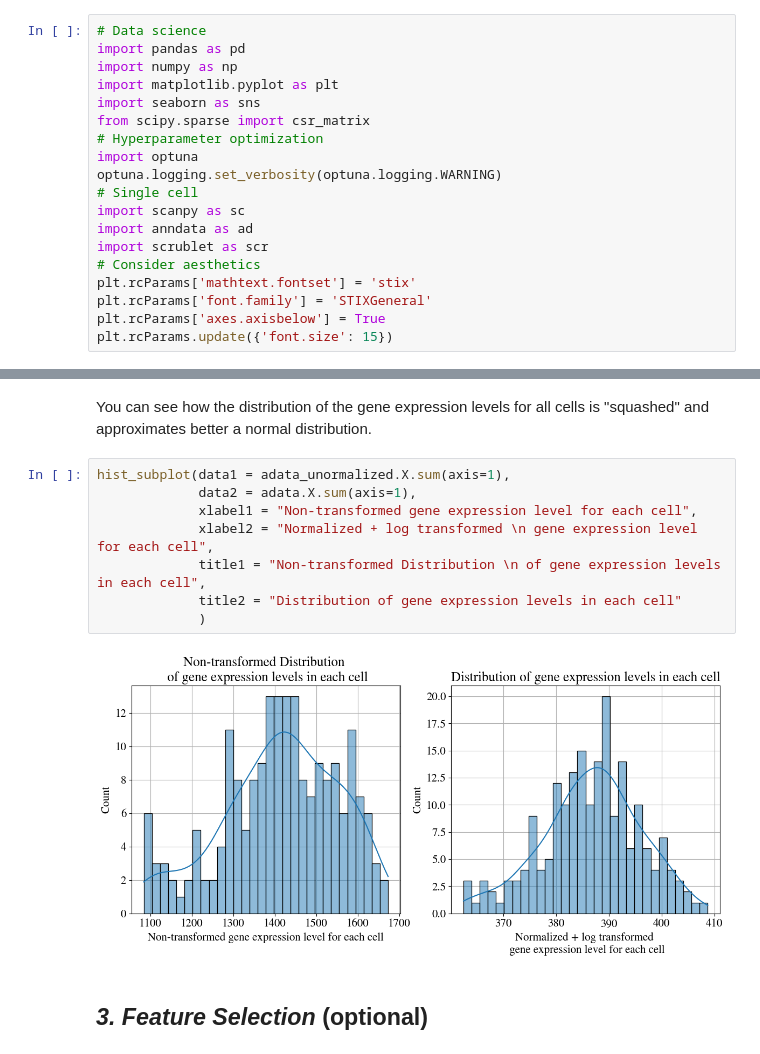
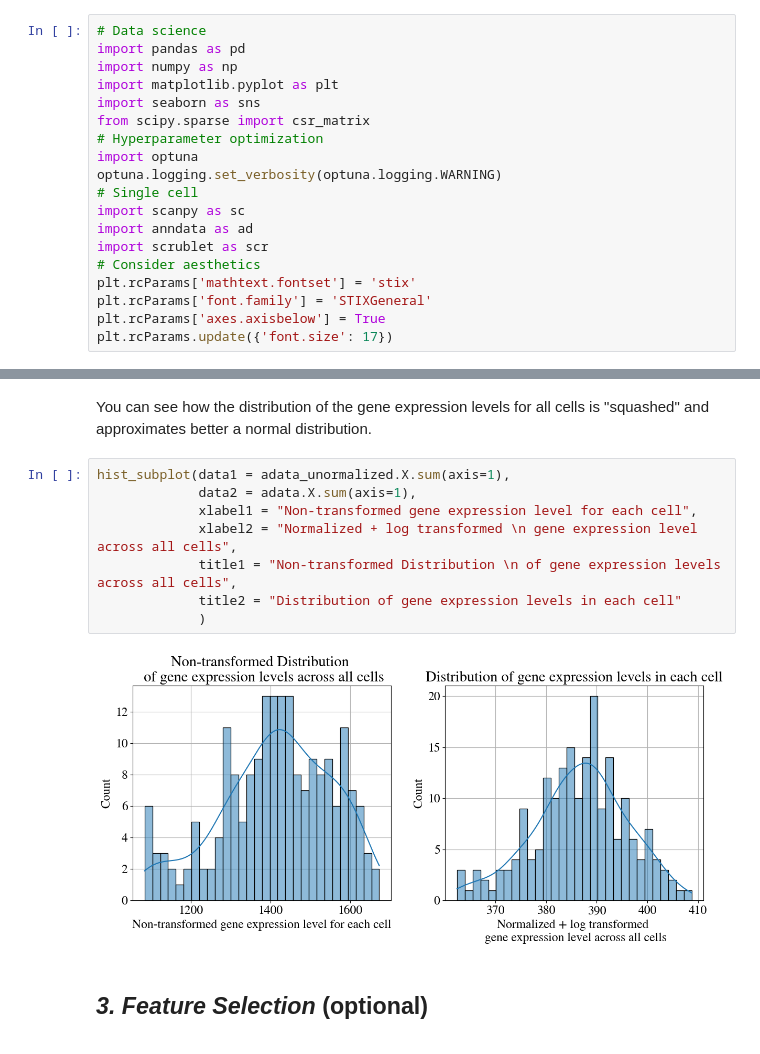
Before and after one commit to KyriakosPsa/scGmix-ML-pipeline, a Jupyter notebook: preprocessing.ipynb, the cells around one changed output, grey strips where cells are left out. Cells and saved outputs as stored; diff of their text form.

```diff
--- a/preprocessing.ipynb
+++ b/preprocessing.ipynb
@@ -18,7 +18,7 @@ import scrublet as scr
 plt.rcParams['mathtext.fontset'] = 'stix'
 plt.rcParams['font.family'] = 'STIXGeneral'
 plt.rcParams['axes.axisbelow'] = True
-plt.rcParams.update({'font.size': 15})
+plt.rcParams.update({'font.size': 17})
 # %% [markdown]
 # **Why scanpy?**
 # %% [markdown]
@@ -155,13 +155,13 @@ You can see how the distribution of the gene expression levels for all cells is
 # %%
 hist_subplot(data1 = adata_unormalized.X.sum(axis=1),
              data2 = adata.X.sum(axis=1),
              xlabel1 = "Non-transformed gene expression level for each cell",
-             xlabel2 = "Normalized + log transformed \n gene expression level for each cell",
-             title1 = "Non-transformed Distribution \n of gene expression levels in each cell",
+             xlabel2 = "Normalized + log transformed \n gene expression level across all cells",
+             title1 = "Non-transformed Distribution \n of gene expression levels across all cells",
              title2 = "Distribution of gene expression levels in each cell"
              )
 # %% [output]
-[figure, old version]
+[figure, new version]
 # %% [markdown]
 ## _3. Feature Selection_ (optional)
 # %% [markdown]
```
Also changed, not shown: parts of 10 cells of this notebook, 1 other file.
